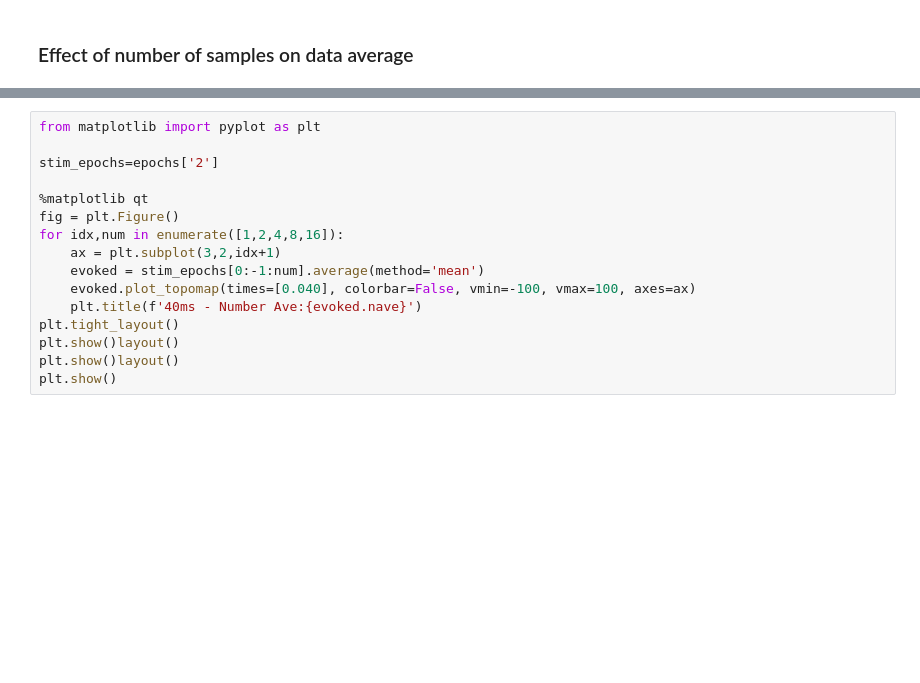
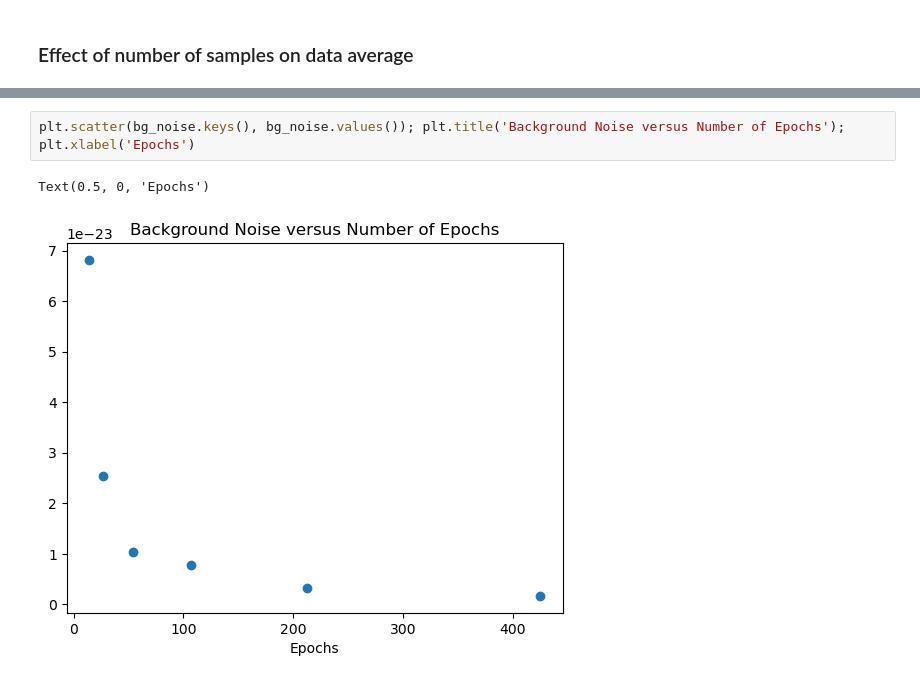
Before and after one commit to nih-megcore/NIMH_MEG_workshop, a Jupyter notebook: Day1/Lab1_preprocessing.ipynb, the cells around one changed output, grey strips where cells are left out. Cells and saved outputs as stored; diff of their text form; blank space fills up the shorter version.

Commit message:
Updates through topomap

```diff
--- a/Day1/Lab1_preprocessing.ipynb
+++ b/Day1/Lab1_preprocessing.ipynb
@@ -401,16 +391,5 @@ NOTE: pick_channels() is a legacy function. New code should use inst.pick(...).
-# %%
-from matplotlib import pyplot as plt
-
-stim_epochs=epochs['2']
-
-%matplotlib qt
-fig = plt.Figure()
-for idx,num in enumerate([1,2,4,8,16]):
-    ax = plt.subplot(3,2,idx+1)
-    evoked = stim_epochs[0:-1:num].average(method='mean')
-    evoked.plot_topomap(times=[0.040], colorbar=False, vmin=-100, vmax=100, axes=ax)
-    plt.title(f'40ms - Number Ave:{evoked.nave}')
-plt.tight_layout()
-plt.show()layout()
-plt.show()layout()
-plt.show()
+# %%
+plt.scatter(bg_noise.keys(), bg_noise.values()); plt.title('Background Noise versus Number of Epochs'); plt.xlabel('Epochs')
+# %% [output]
+Text(0.5, 0, 'Epochs')
+[figure, added]
```
Also changed, not shown: parts of 5 cells of this notebook.
